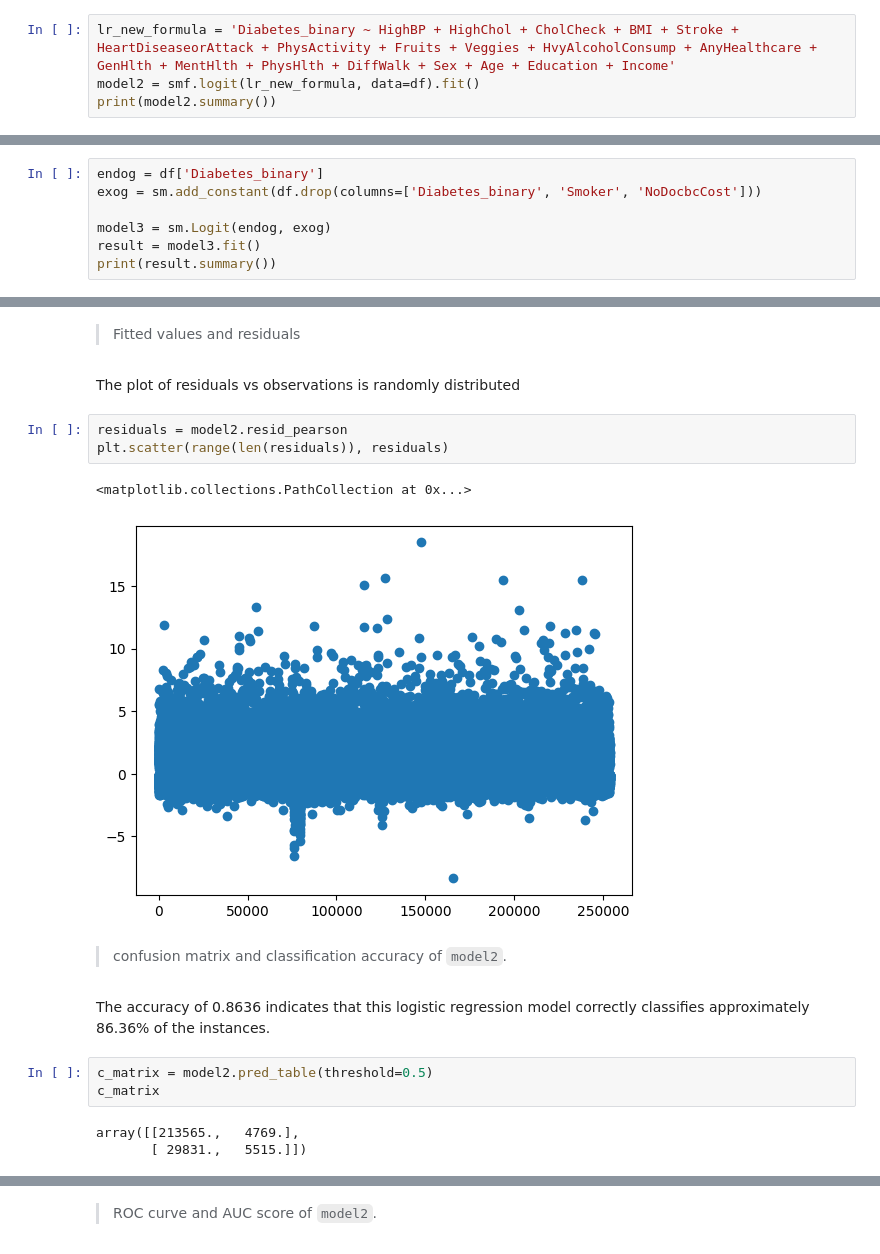
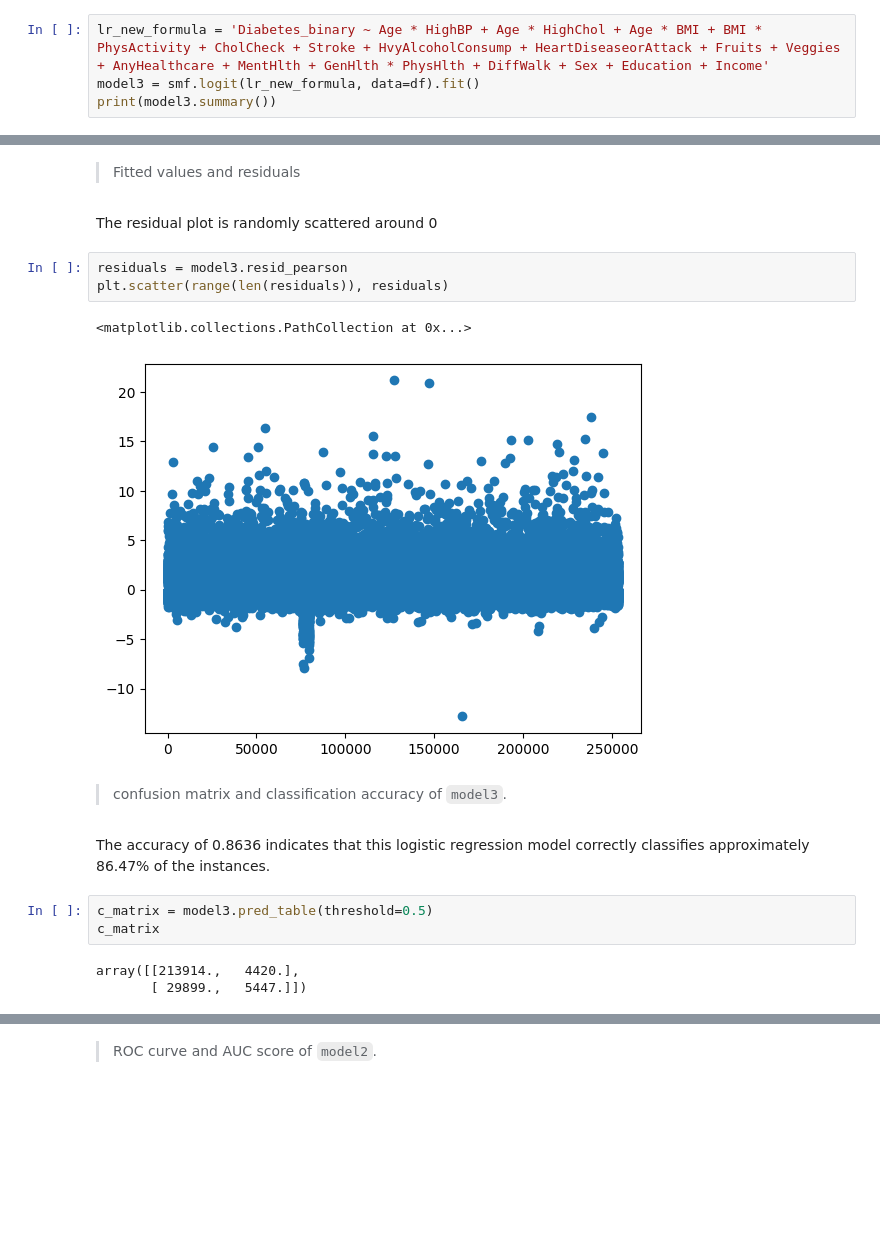
Before and after one commit to ninjakaib/math189project, a Jupyter notebook: logistic_regression.ipynb, the cells around one changed output, grey strips where cells are left out. Saved outputs shown, nothing was run; the diff lists cells and outputs as text; blank space fills up the shorter version.

```diff
--- a/logistic_regression.ipynb
+++ b/logistic_regression.ipynb
@@ -257,6 +286,6 @@ stats_sig
 # %%
-lr_new_formula = 'Diabetes_binary ~ HighBP + HighChol + CholCheck + BMI + Stroke + HeartDiseaseorAttack + PhysActivity + Fruits + Veggies + HvyAlcoholConsump + AnyHealthcare + GenHlth + MentHlth + PhysHlth + DiffWalk + Sex + Age + Education + Income'
-model2 = smf.logit(lr_new_formula, data=df).fit()
-print(model2.summary())
+lr_new_formula = 'Diabetes_binary ~ Age * HighBP + Age * HighChol + Age * BMI + BMI * PhysActivity + CholCheck + Stroke + HvyAlcoholConsump + HeartDiseaseorAttack + Fruits + Veggies + AnyHealthcare + MentHlth + GenHlth * PhysHlth + DiffWalk + Sex + Education + Income'
+model3 = smf.logit(lr_new_formula, data=df).fit()
+print(model3.summary())
 # %% [output]
 Optimization terminated successfully.
@@ -278,8 +307 @@ Income                       -0.0517      0.004    -14.571      0.000      -0.05
 =============================================================================================
-# %%
-endog = df['Diabetes_binary']
-exog = sm.add_constant(df.drop(columns=['Diabetes_binary', 'Smoker', 'NoDocbcCost']))
-
-model3 = sm.Logit(endog, exog)
-result = model3.fit()
-print(result.summary())
@@ -308,23 +345,23 @@ Income                  -0.0517      0.004    -14.571      0.000      -0.059
 # %% [markdown]
 > Fitted values and residuals
 # %% [markdown]
-The plot of residuals vs observations is randomly distributed
+The residual plot is randomly scattered around 0
 # %%
-residuals = model2.resid_pearson
+residuals = model3.resid_pearson
 plt.scatter(range(len(residuals)), residuals)
 # %% [output]
 <matplotlib.collections.PathCollection at 0x...>
-[figure, old version]
+[figure, new version]
 # %% [markdown]
-> confusion matrix and classification accuracy of `model2`.
+> confusion matrix and classification accuracy of `model3`.
 # %% [markdown]
-The accuracy of 0.8636 indicates that this logistic regression model correctly classifies approximately 86.36% of the instances.
+The accuracy of 0.8636 indicates that this logistic regression model correctly classifies approximately 86.47% of the instances.
 # %%
-c_matrix = model2.pred_table(threshold=0.5)
+c_matrix = model3.pred_table(threshold=0.5)
 c_matrix
 # %% [output]
-array([[213565.,   4769.],
-       [ 29831.,   5515.]])
+array([[213914.,   4420.],
+       [ 29899.,   5447.]])
 # %%
 accuracy = (c_matrix[0,0] + c_matrix[1,1]) / c_matrix.sum()
 accuracy
```
Also changed, not shown: parts of 13 cells of this notebook.
